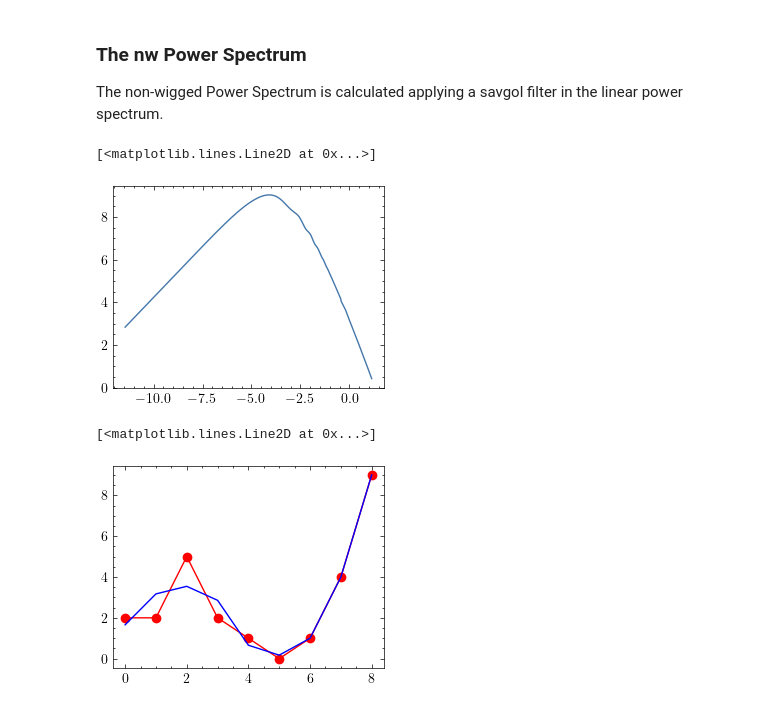
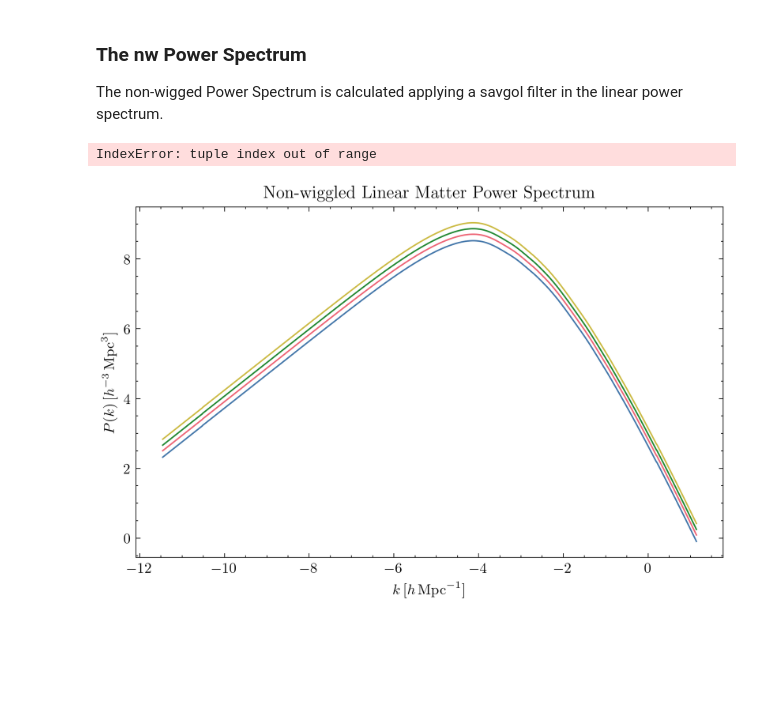
Before and after one commit to antoniacisternas/Forecast-validation-for-Euclid., a Jupyter notebook: Power_spectrum.ipynb, the cells around one changed output. Drawn from its saved outputs; the diff is of its cells as text; code cells hidden in the pictures; blank space fills up the shorter version.

Commit message:
Tests of the functions and derivatives.

```diff
--- a/Power_spectrum.ipynb
+++ b/Power_spectrum.ipynb
@@ -159,23 +157,47 @@ kh, zs, Pk_h_pl = results_h_pl.get_linear_matter_power_spectrum(hubble_units=Tru
 # %% [markdown]
 ### The nw Power Spectrum
 The non-wigged Power Spectrum is calculated applying a savgol filter in the linear power spectrum.
-# %%
-np.set_printoptions(precision=2)  # For compact display.
-savgol_filter(np.log(Pk), 5, 2)
-plt.plot(np.log(kh), savgol_filter(np.log(Pk), 5, 2)[0])
-# %% [output]
-[<matplotlib.lines.Line2D at 0x...>]
-[figure, removed]
-# %%
-# Example graph using savgol_filter
-import numpy as np
-from scipy.signal import savgol_filter
-np.set_printoptions(precision=2)  # For compact display.
-x = np.array([2, 2, 5, 2, 1, 0, 1, 4, 9])
-# Filter with a window length of 5 and a degree 2 polynomial. Use the defaults for all other parameters.
-savgol_filter(x, 5, 2)
-plt.plot(x, 'ro-', label='raw')
-plt.plot(savgol_filter(x, 5, 2), 'b-', label='smoothed')
-# %% [output]
-[<matplotlib.lines.Line2D at 0x...>]
-[figure, removed]
+# %%
+np.set_printoptions(precision=2)  # For compact display.
+
+class PS_nw:
+    def __init__(self):
+        self.input_names = ['Pdd_nw', 'P_mn_b0_nw', 'P_pl_b0_nw', 'P_mn_m0_nw', 'P_pl_m0_nw', 'P_ns_mn_nw', 'P_ns_pl_nw', 'P_h_mn_nw', 'P_h_pl_nw']
+        # Los siguientes números son arbitrarios?
+        self.window_size, self.poly_order = 150, 3
+        self.input_functions= [Pdd, P_mn_b0, P_pl_b0, P_mn_m0, P_pl_m0, P_ns_mn, P_ns_pl, P_h_mn, P_h_pl]
+
+    def P_nw(self, k, z, P_input):
+        P_values = P_input(np.exp(k), z)
+        return np.exp(savgol_filter(np.log(P_values), self.window_size, self.poly_order))
+
+Ps_nw = PS_nw()
+input_names = Ps_nw.input_names
+input_functions = Ps_nw.input_functions
+
+for name, P_input in zip(input_names, input_functions):
+    exec(f"def {name}(k, z): return Ps_nw.P_nw(k, z, P_input)")
+
+print(f"Pdd_nw(0.1, zs[0]) = {Pdd_nw(0.1, zs[0])}")
+
+#self.input_names = ['Pdd', 'P_mn_b0', 'P_pl_b0', 'P_mn_m0', 'P_pl_m0', 'P_ns_mn', 'P_ns_pl', 'P_h_mn', 'P_h_pl']
+# %% [output]
+IndexError: tuple index out of range
+# %%
+# Example plot
+ks = np.linspace(np.log(kh[0]), np.log(kh[-1]), 1000)
+
+def P_dd_nw(k,z):
+        return np.exp(savgol_filter(np.log(P_dd(k,z)), window_size, poly_order))
+
+fig, ax = plt.subplots(ncols=1, nrows=1, sharey=True, figsize=(6, 4), constrained_layout=True, dpi=300)
+for z in redshifts:
+    ax.plot(ks, np.log(Pdd_nw(ks, z)))
+ax.legend(loc='upper right')
+ax.set_title('Non-wiggled Linear Matter Power Spectrum')
+ax.set_xlabel(r'$k \, [h \, \mathrm{Mpc}^{-1}]$')
+ax.set_ylabel(r'$P(k) \, [h^{-3} \, \mathrm{Mpc}^{3}]$')
+
+plt.show()
+# %% [output]
+[figure, added]
```
Also changed, not shown: parts of 3 cells of this notebook, 2 other files.
